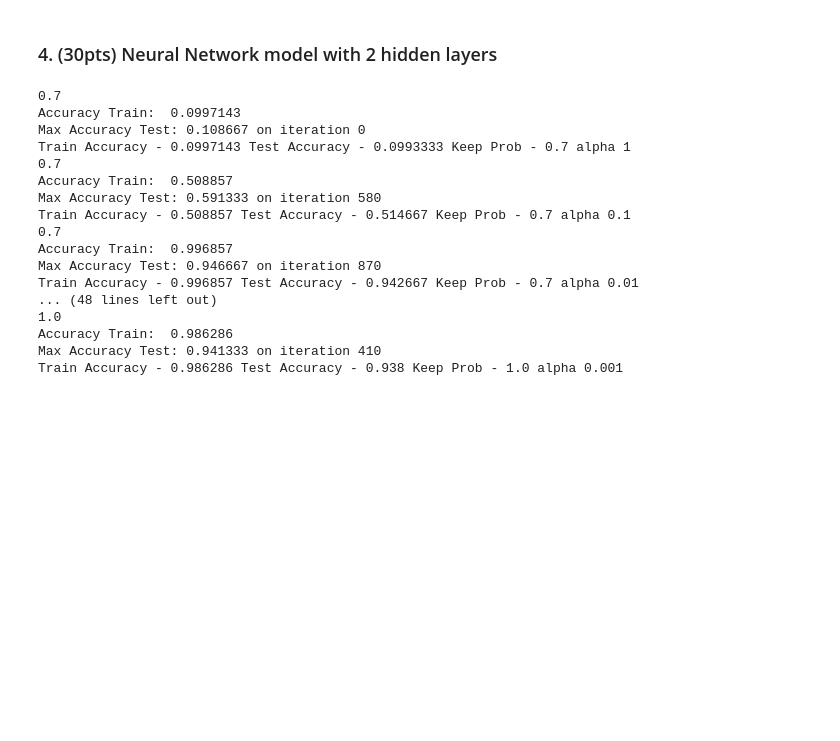
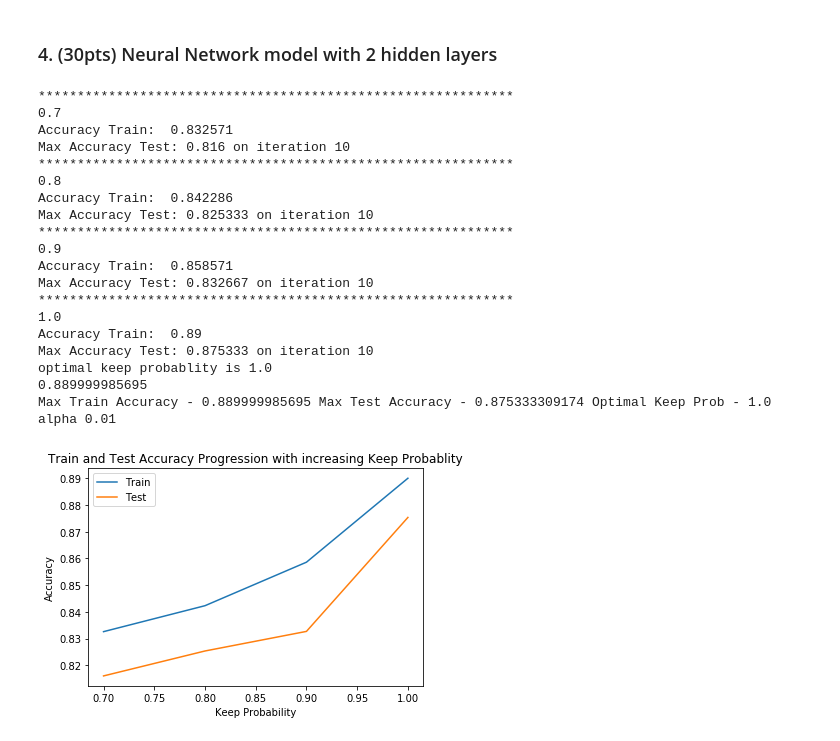
Before and after one commit to MeenakshiParyani/Deep-Neural-Network-Tensorflow, a Jupyter notebook: Deep-Neural-Network-Tensorflow.ipynb, the cells around one changed output. Saved outputs shown, nothing was run; the diff lists cells and outputs as text; code cells hidden in the pictures; blank space fills up the shorter version.

Commit message:
Plotting accuracies with keep probablities

```diff
--- a/Deep-Neural-Network-Tensorflow.ipynb
+++ b/Deep-Neural-Network-Tensorflow.ipynb
@@ -68,6 +68,16 @@ def plotCostHistory(cost_history):
      plt.xlabel('Iterations');
      plt.title('Cost Progression with Iterations')
      plt.show()
+
+def plot_accuracies_with_keep_prob(cache, label):
+    accuracy = cache['accuracy']
+    keep_prob = cache['keep_prob']
+    plt.ylabel('Accuracy')
+    plt.xlabel('Keep Probability')
+    plt.title('Train and Test Accuracy Progression with increasing Keep Probablity')
+    ax = plt.gca()
+    ax.plot(keep_prob, accuracy, label=label)
+    plt.legend()
 # %% [markdown]
 ### 2. Split data
 # %%
@@ -147,29 +157,50 @@ def train_deep_neural_net(epochs, X_train, y_train, X_test, y_test, learning_rat
         return train_acc, test_acc
 # %%
 def optimize(iterations, X_train_mat, y_train_mat, X_test_mat, y_test_mat, learning_rate):
-    alphas = [1, 0.1, 0.01, 0.001]
+    alphas = [0.01]
+    trainCache = pd.DataFrame(columns=['accuracy','keep_prob'])
+    testCache = pd.DataFrame(columns=['accuracy','keep_prob'])
+    i=0
     for prob in np.arange(0.7, 1.0, 0.1):
         for alpha in alphas:
+            print('*************************************************************')
             print(prob)
             train_acc, test_acc = train_deep_neural_net(iterations, X_train_mat, y_train_mat, X_test_mat, y_test_mat, alpha, prob)
-            print('Train Accuracy - ' + str(train_acc) + ' Test Accuracy - ' + str(test_acc) + ' Keep Prob - ' + str(prob) + ' alpha ' + str(alpha))
+            trainCache.loc[i] = pd.Series({'accuracy': train_acc, 'keep_prob': prob})
+            testCache.loc[i] = pd.Series({'accuracy': test_acc, 'keep_prob': prob})
+            i=i+1
+    max_test_accuracy_index = testCache['accuracy'].idxmax()
+    max_test_accuracy = testCache.iloc[[max_test_accuracy_index]]['accuracy'][max_test_accuracy_index]
+    optimal_keep_prob = testCache.iloc[[max_test_accuracy_index]]['keep_prob'][max_test_accuracy_index]
+    print('optimal keep probablity is ' + str(optimal_keep_prob))
+    max_train_accuracy = trainCache.iloc[[max_test_accuracy_index]]['accuracy'][max_test_accuracy_index]
+    print(max_train_accuracy)
+    print('*************************************************************')
+    print('Max Train Accuracy - ' + str(max_train_accuracy) + ' Max Test Accuracy - ' + str(max_test_accuracy) + ' Optimal Keep Prob - ' + str(prob)
+          + ' alpha ' + str(alpha))
+    plot_accuracies_with_keep_prob(trainCache, 'Train')
+    plot_accuracies_with_keep_prob(testCache, 'Test')
+    plt.show()
 # %%
-optimize(1000, X_train_mat, y_train_mat, X_test_mat, y_test_mat, 0.01)
+optimize(10, X_train_mat, y_train_mat, X_test_mat, y_test_mat, 0.01)
 # %% [output]
+*************************************************************
 0.7
-Accuracy Train:  0.0997143
-Max Accuracy Test: 0.108667 on iteration 0
-Train Accuracy - 0.0997143 Test Accuracy - 0.0993333 Keep Prob - 0.7 alpha 1
-0.7
-Accuracy Train:  0.508857
-Max Accuracy Test: 0.591333 on iteration 580
-Train Accuracy - 0.508857 Test Accuracy - 0.514667 Keep Prob - 0.7 alpha 0.1
-0.7
-Accuracy Train:  0.996857
-Max Accuracy Test: 0.946667 on iteration 870
-Train Accuracy - 0.996857 Test Accuracy - 0.942667 Keep Prob - 0.7 alpha 0.01
-... (48 lines left out)
+Accuracy Train:  0.832571
+Max Accuracy Test: 0.816 on iteration 10
+*************************************************************
+0.8
+Accuracy Train:  0.842286
+Max Accuracy Test: 0.825333 on iteration 10
+*************************************************************
+0.9
+Accuracy Train:  0.858571
+Max Accuracy Test: 0.832667 on iteration 10
+*************************************************************
 1.0
-Accuracy Train:  0.986286
-Max Accuracy Test: 0.941333 on iteration 410
-Train Accuracy - 0.986286 Test Accuracy - 0.938 Keep Prob - 1.0 alpha 0.001
+Accuracy Train:  0.89
+Max Accuracy Test: 0.875333 on iteration 10
+optimal keep probablity is 1.0
+0.889999985695
+Max Train Accuracy - 0.889999985695 Max Test Accuracy - 0.875333309174 Optimal Keep Prob - 1.0 alpha 0.01
+[figure, added]
```
